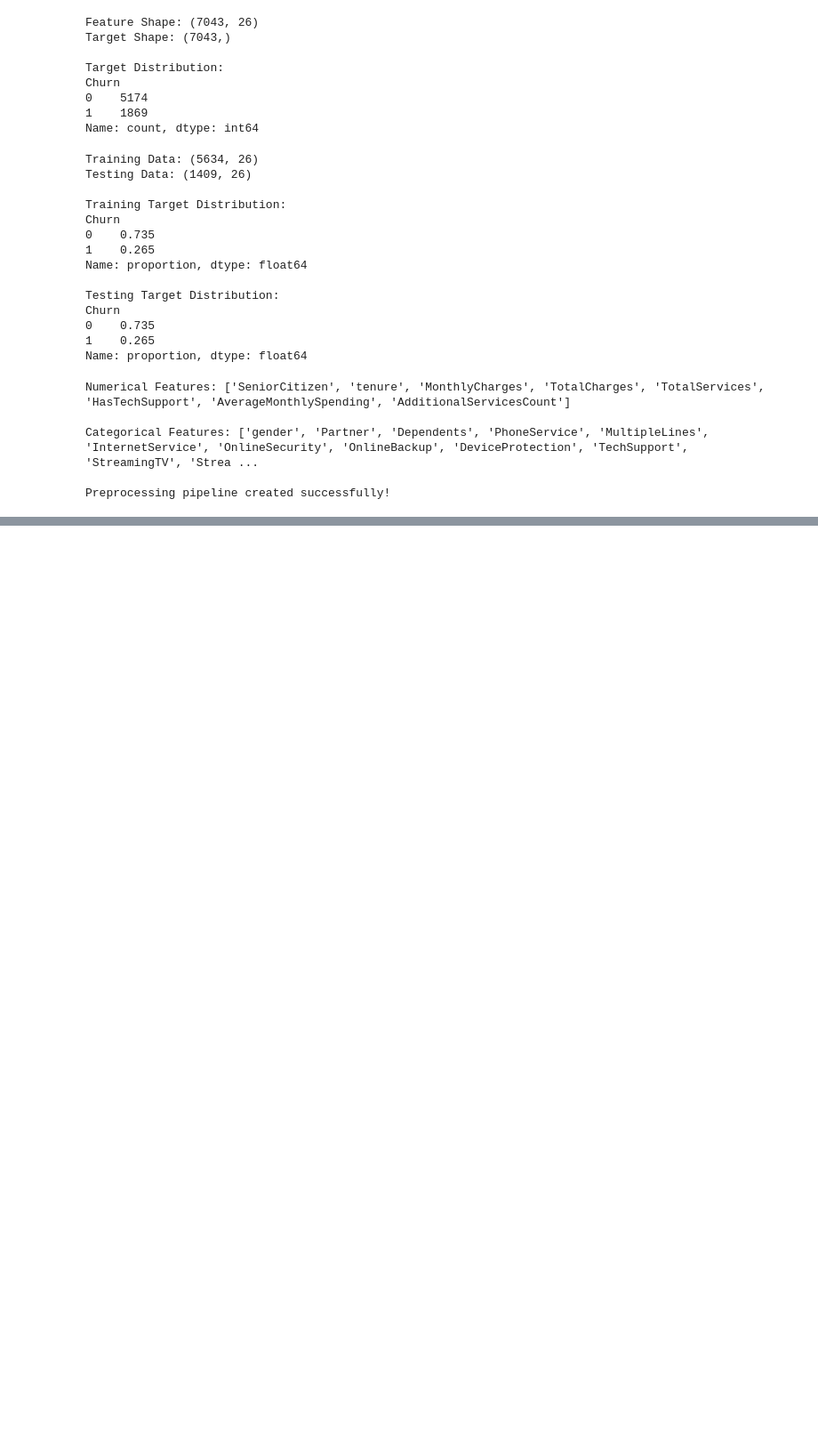
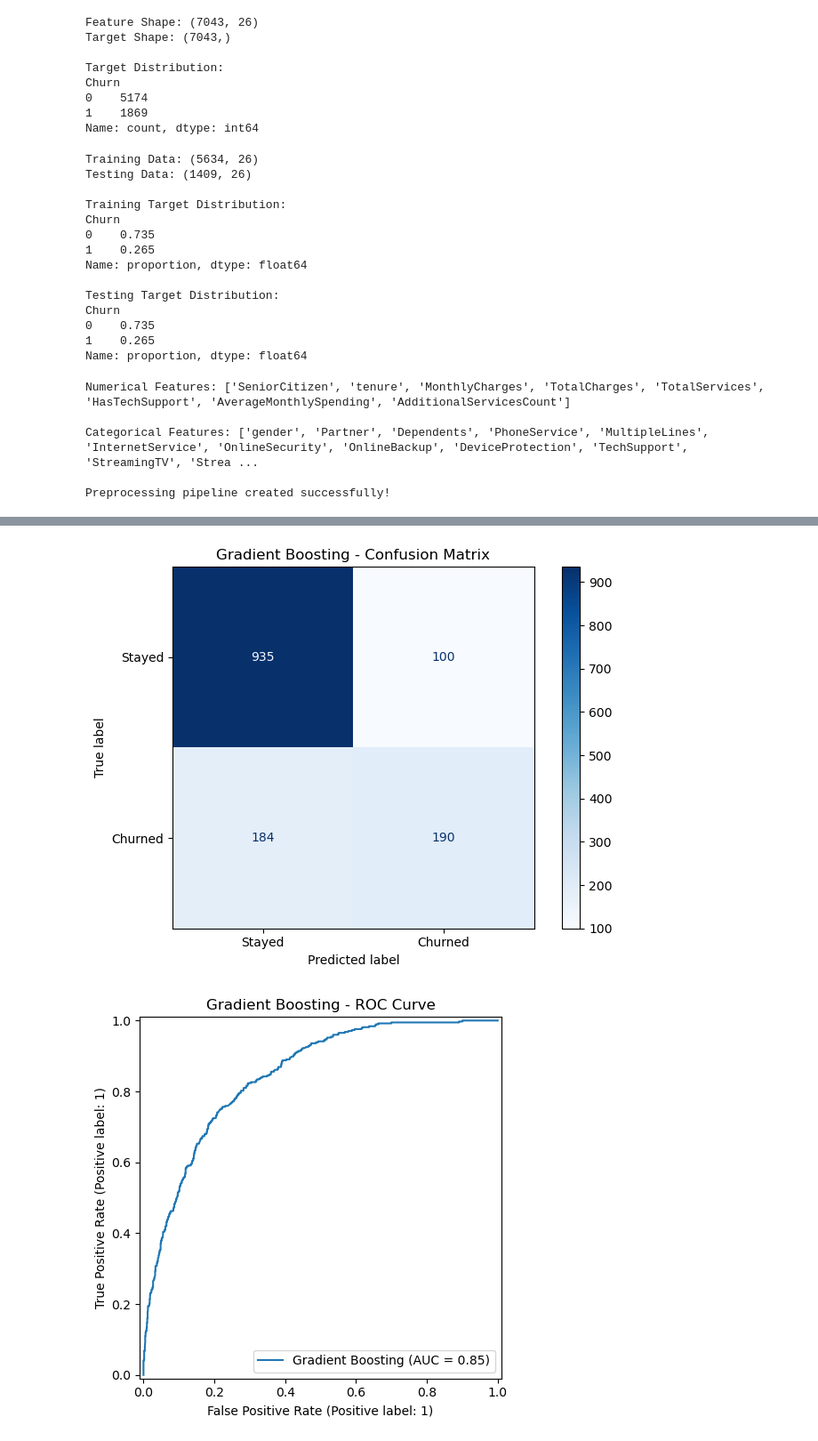
Before and after one commit to Medhanw/Customer_Churn_Prediction, a Jupyter notebook: Customer_Churn_Prediction.ipynb, the cells around one changed output, grey strips where cells are left out. Shown at 89% size. Cells and saved outputs as stored; diff of their text form; code cells hidden in the pictures; blank space fills up the shorter version.

```diff
--- a/Customer_Churn_Prediction.ipynb
+++ b/Customer_Churn_Prediction.ipynb
@@ -2243,0 +2640,60 @@ models = {
+# %%
+
+# ==========================================
+# CONFUSION MATRIX AND ROC CURVE
+# ==========================================
+
+import os
+
+from sklearn.metrics import (
+    ConfusionMatrixDisplay,
+    RocCurveDisplay
+)
+
+os.makedirs("Images", exist_ok=True)
+
+# Confusion Matrix
+fig, ax = plt.subplots(figsize=(7, 5))
+
+ConfusionMatrixDisplay.from_predictions(
+    y_test,
+    y_pred,
+    display_labels=["Stayed", "Churned"],
+    cmap="Blues",
+    ax=ax
+)
+
+plt.title(f"{best_model_name} - Confusion Matrix")
+plt.tight_layout()
+
+plt.savefig(
+    "Images/final_confusion_matrix.png",
+    dpi=300,
+    bbox_inches="tight"
+)
+
+plt.show()
+
+# ROC Curve
+fig, ax = plt.subplots(figsize=(7, 5))
+
+RocCurveDisplay.from_predictions(
+    y_test,
+    y_prob,
+    name=best_model_name,
+    ax=ax
+)
+
+plt.title(f"{best_model_name} - ROC Curve")
+plt.tight_layout()
+
+plt.savefig(
+    "Images/final_roc_curve.png",
+    dpi=300,
+    bbox_inches="tight"
+)
+
+plt.show()
+# %% [output]
+[figure, added]
+[figure, added]
```
Also changed, not shown: parts of 36 cells of this notebook.
